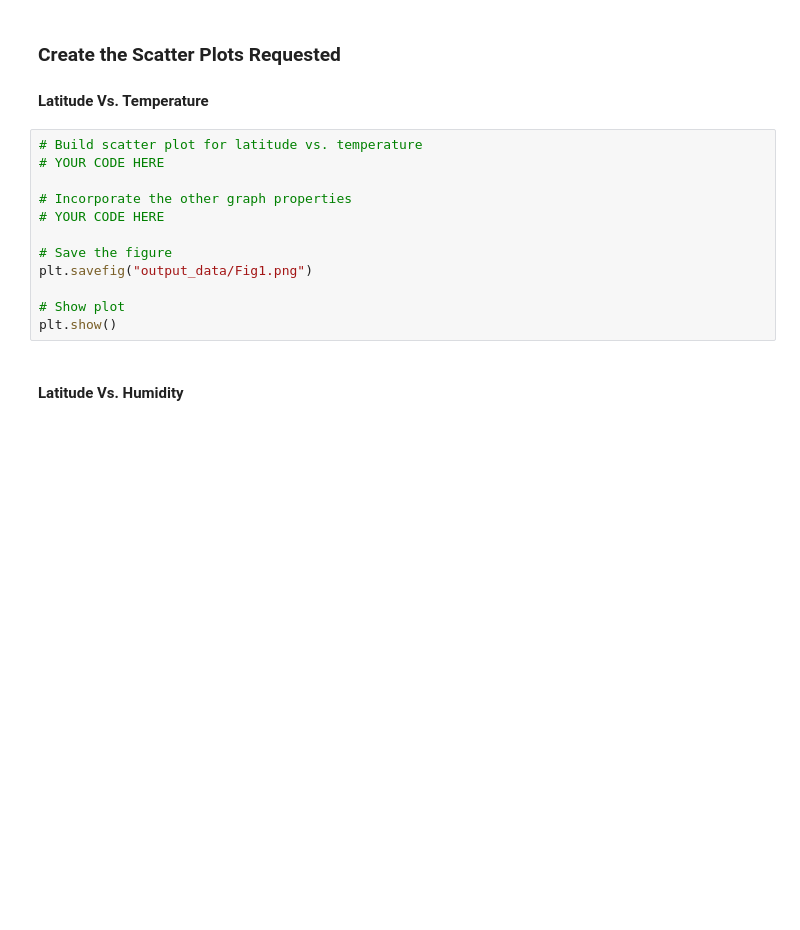
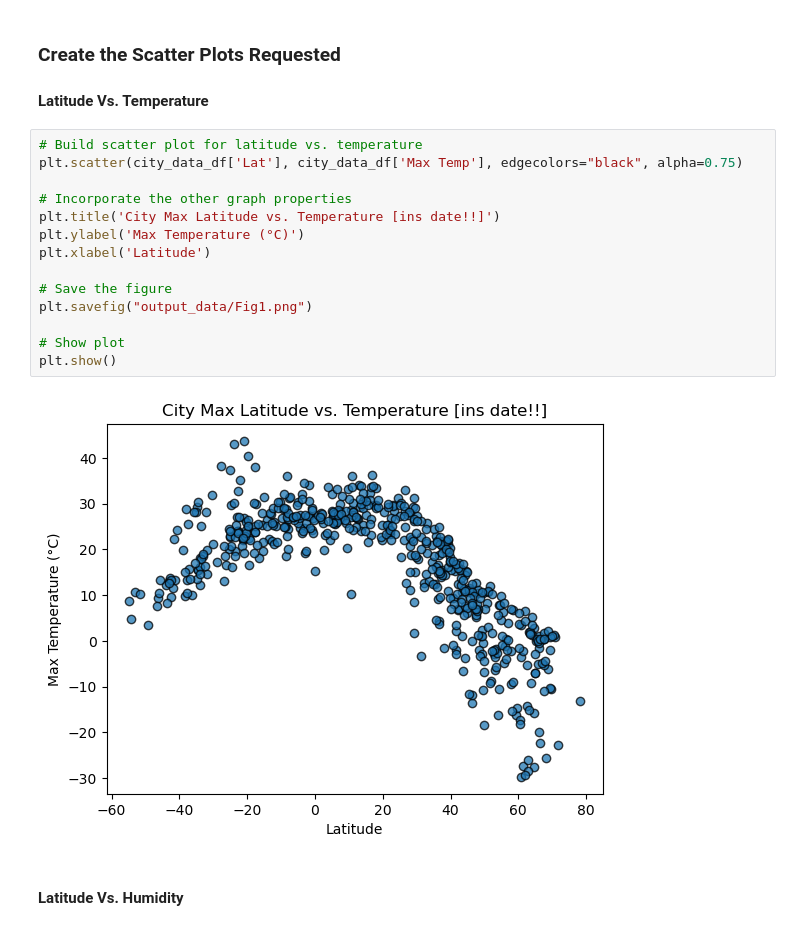
Before and after one commit to gfsiciliani/python-api-challenge, a Jupyter notebook: WeatherPy/WeatherPy-complete.ipynb, the cells around one changed output. Cells and saved outputs as stored; diff of their text form; blank space fills up the shorter version.

Commit message:
achieved map plotting

```diff
--- a/WeatherPy/WeatherPy-complete.ipynb
+++ b/WeatherPy/WeatherPy-complete.ipynb
@@ -189,16 +189,20 @@ city_data_df.head()
 #### Latitude Vs. Temperature
 # %%
 # Build scatter plot for latitude vs. temperature
-# YOUR CODE HERE
+plt.scatter(city_data_df['Lat'], city_data_df['Max Temp'], edgecolors="black", alpha=0.75)
 
 # Incorporate the other graph properties
-# YOUR CODE HERE
+plt.title('City Max Latitude vs. Temperature [ins date!!]')
+plt.ylabel('Max Temperature (°C)')
+plt.xlabel('Latitude')
 
 # Save the figure
 plt.savefig("output_data/Fig1.png")
 
 # Show plot
 plt.show()
+# %% [output]
+[figure, added]
 # %% [markdown]
 #### Latitude Vs. Humidity
 # %%
```
Also changed, not shown: parts of 28 cells of this notebook, 5 other files.
